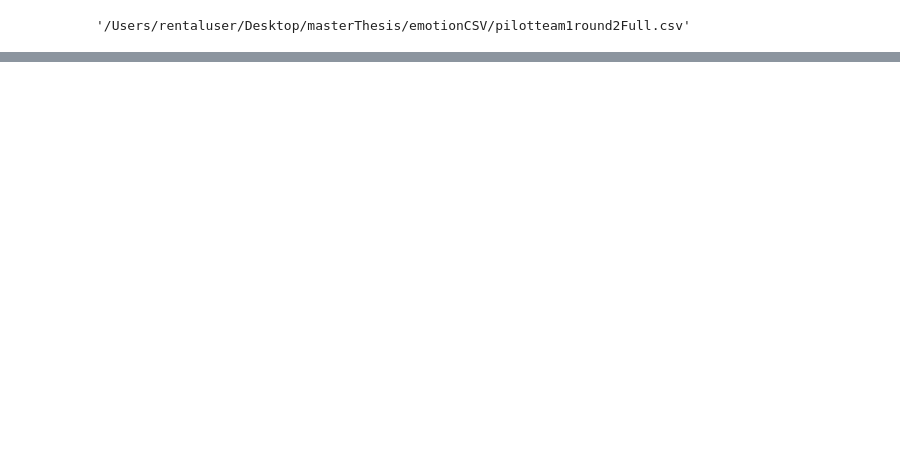
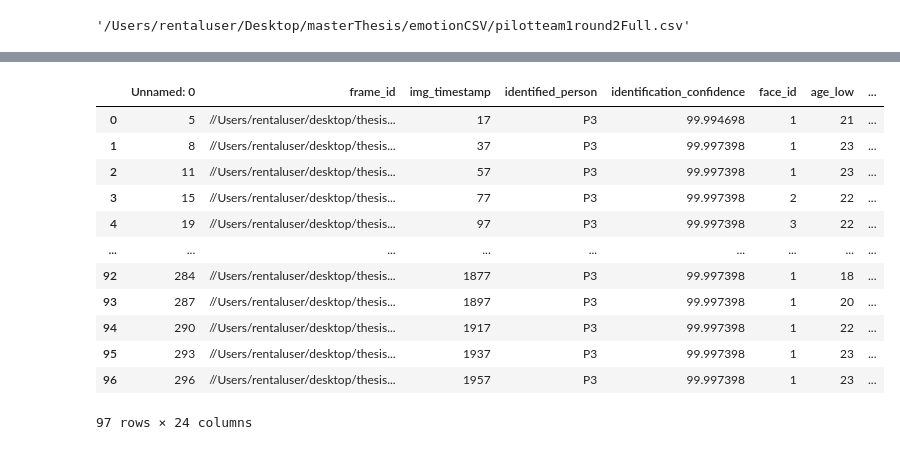
Before and after one commit to sk956/masterThesis, a Jupyter notebook: Process Emotional Code.ipynb, the cells around one changed output, grey strips where cells are left out. Saved outputs shown, nothing was run; the diff lists cells and outputs as text; code cells hidden in the pictures; blank space fills up the shorter version.

```diff
--- a/Process Emotional Code.ipynb
+++ b/Process Emotional Code.ipynb
@@ -25,3 +61,20 @@ p3.index =range(len(p3['identified_person']))
+# %%
+
+p3
+# %% [output]
+|  | Unnamed: 0 | frame_id | img_timestamp | identified_person | identification_confidence | face_id | age_low | ... |
+| 0 | 5 | //Users/rentaluser/desktop/thesis... | 17 | P3 | 99.994698 | 1 | 21 | ... |
+| 1 | 8 | //Users/rentaluser/desktop/thesis... | 37 | P3 | 99.997398 | 1 | 23 | ... |
+| 2 | 11 | //Users/rentaluser/desktop/thesis... | 57 | P3 | 99.997398 | 1 | 23 | ... |
+| 3 | 15 | //Users/rentaluser/desktop/thesis... | 77 | P3 | 99.997398 | 2 | 22 | ... |
+| 4 | 19 | //Users/rentaluser/desktop/thesis... | 97 | P3 | 99.997398 | 3 | 22 | ... |
+| ... | ... | ... | ... | ... | ... | ... | ... | ... |
+| 92 | 284 | //Users/rentaluser/desktop/thesis... | 1877 | P3 | 99.997398 | 1 | 18 | ... |
+| 93 | 287 | //Users/rentaluser/desktop/thesis... | 1897 | P3 | 99.997398 | 1 | 20 | ... |
+| 94 | 290 | //Users/rentaluser/desktop/thesis... | 1917 | P3 | 99.997398 | 1 | 22 | ... |
+| 95 | 293 | //Users/rentaluser/desktop/thesis... | 1937 | P3 | 99.997398 | 1 | 23 | ... |
+| 96 | 296 | //Users/rentaluser/desktop/thesis... | 1957 | P3 | 99.997398 | 1 | 23 | ... |
+97 rows × 24 columns
 # %%
 p1
 # %% [output]
```
Also changed, not shown: parts of 7 cells of this notebook, 28 other files.
